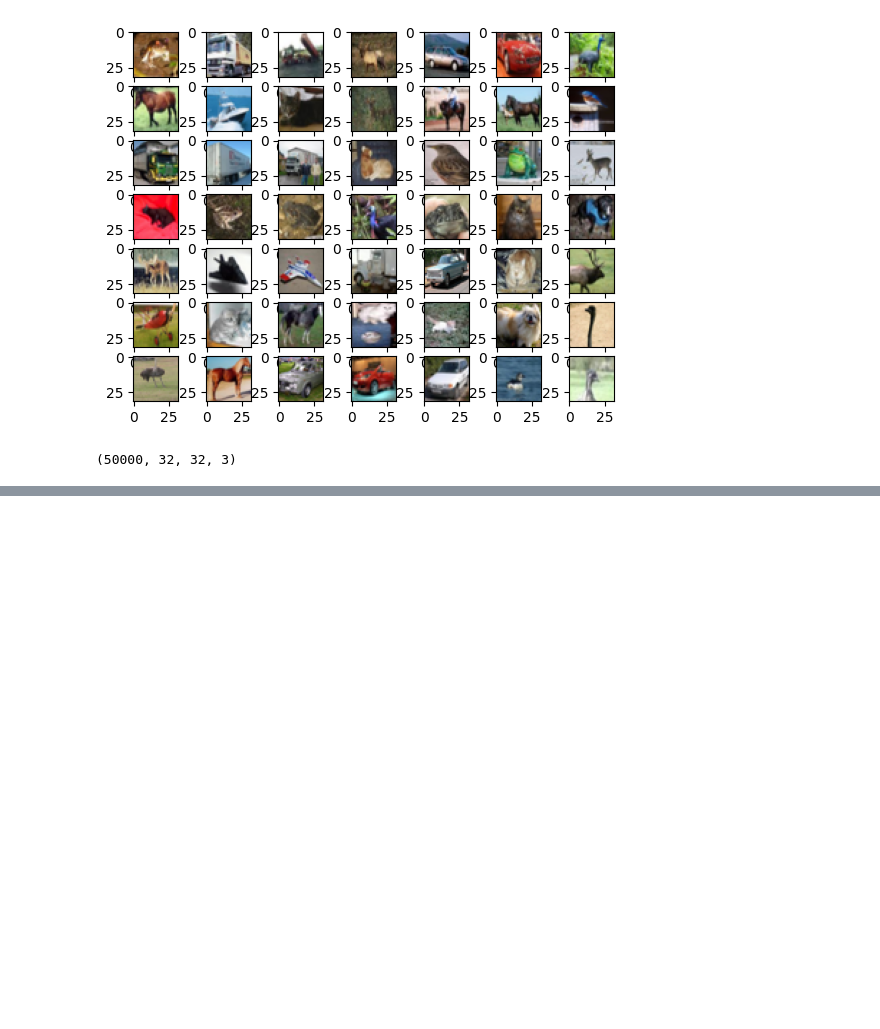
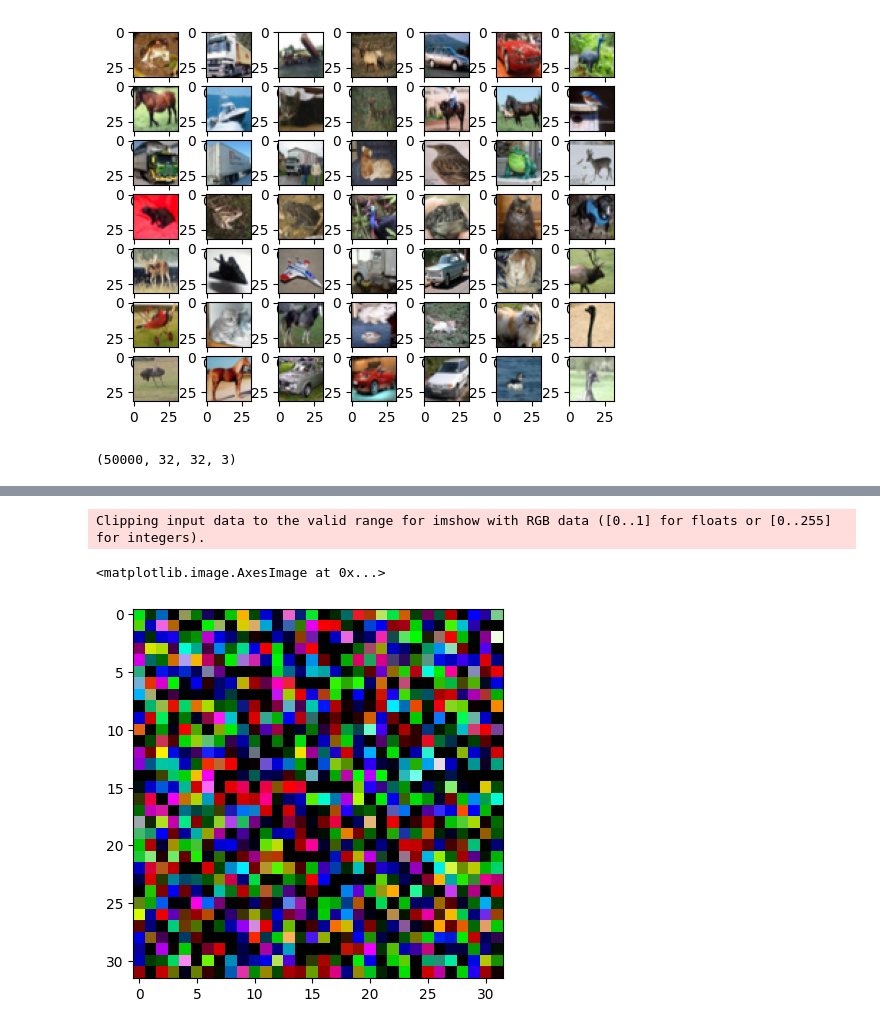
Before and after one commit to koushik173/GAN_practise, a Jupyter notebook: basicGAN.ipynb, the cells around one changed output, grey strips where cells are left out. Saved outputs shown, nothing was run; the diff lists cells and outputs as text; code cells hidden in the pictures; blank space fills up the shorter version.

```diff
--- a/basicGAN.ipynb
+++ b/basicGAN.ipynb
@@ -90,0 +111,23 @@ You must install pydot (`pip install pydot`) and install graphviz (see instructi
+# %%
+# select real sample
+def generate_fake_samples(n_samples):
+    # generate uniform random numbers in [0,1]
+    X = np.random.rand(32*32*3*n_samples)
+    # update to have the range [-1,1]
+    X = -1 + X*2
+    # reshape into a batch of color images
+    X = X.reshape((n_samples, 32, 32, 3))
+    # generate 'fake' clas labeles (0)
+    y = np.zeros((n_samples, 1))
+    return X, y
+# %%
+X,y = generate_fake_samples(64)
+print(X.shape)
+print(y.shape)
+print(y)
+# %%
+pyplot.imshow(X[0])
+# %% [output]
+Clipping input data to the valid range for imshow with RGB data ([0..1] for floats or [0..255] for integers).
+<matplotlib.image.AxesImage at 0x...>
+[figure, added]
```
Also changed, not shown: parts of 8 cells of this notebook.
